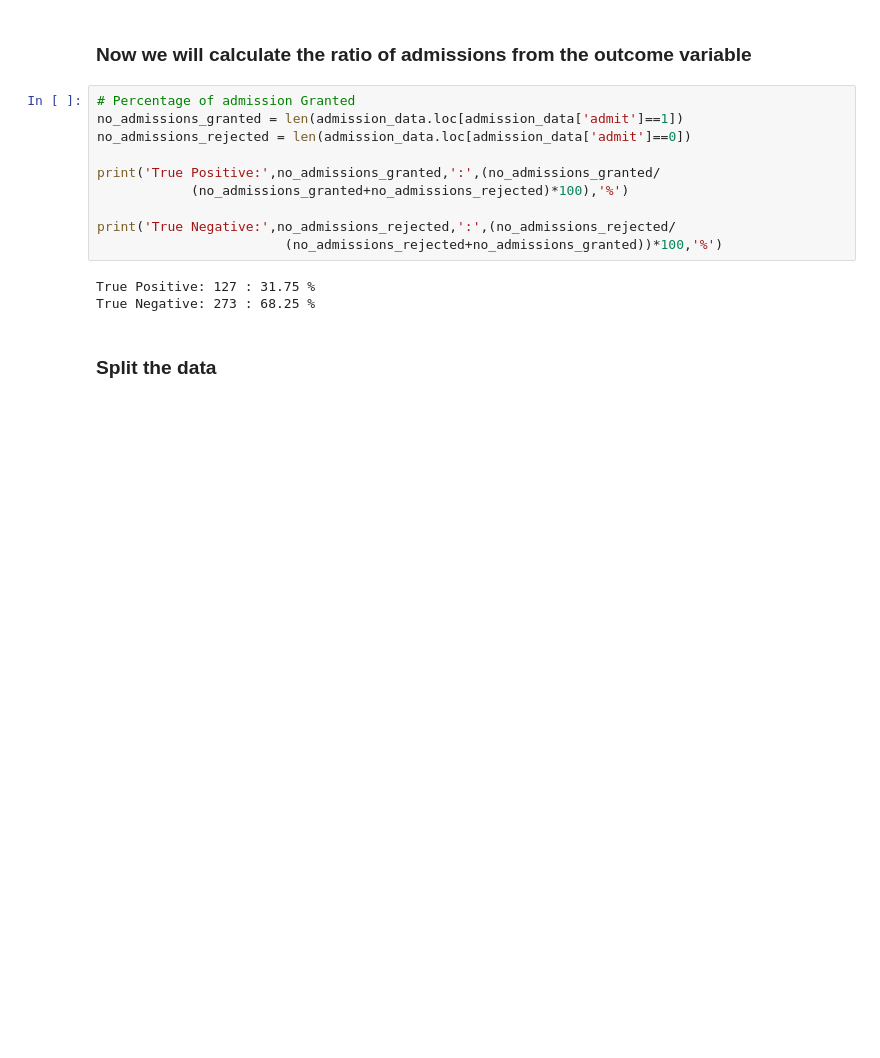
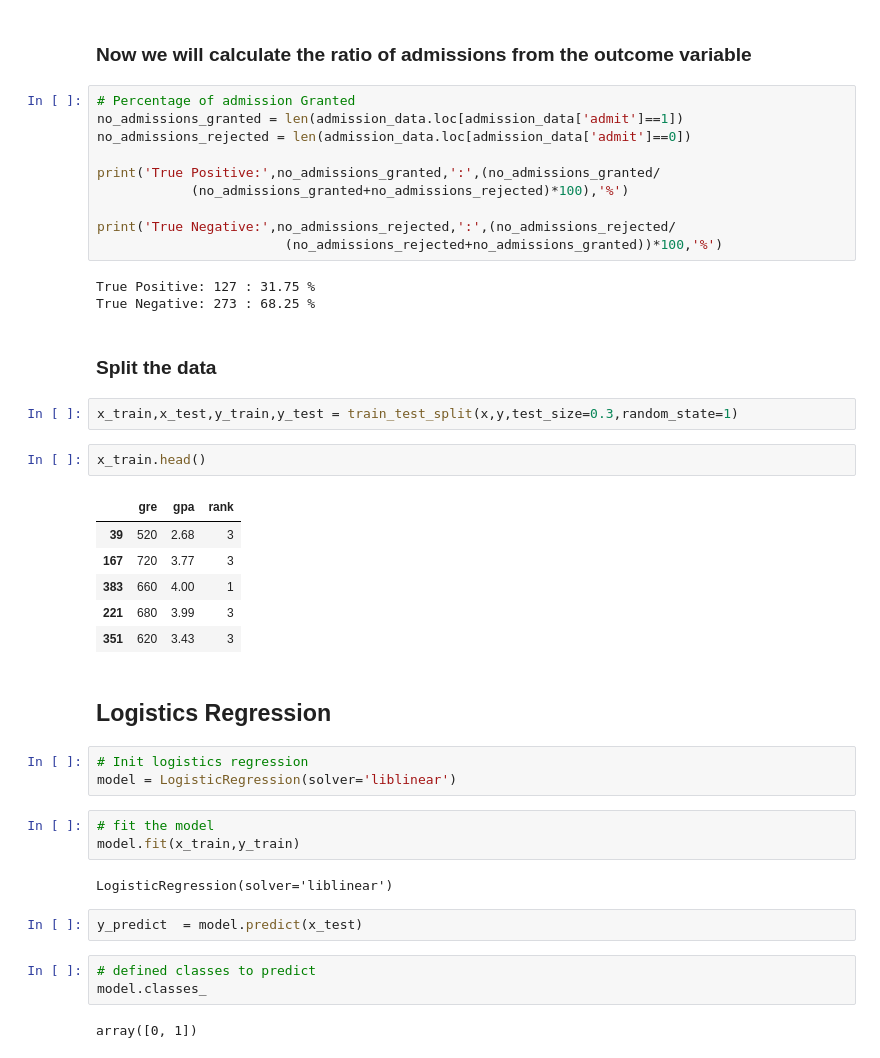
Before and after one commit to Iamsbharti/ML-AI, a Jupyter notebook: algorithms/Logistics-Regression/admission_classification.ipynb, the cells around one changed output. Drawn from its saved outputs; the diff is of its cells as text; blank space fills up the shorter version.

Commit message:
init logistics rege :rocket:

```diff
--- a/algorithms/Logistics-Regression/admission_classification.ipynb
+++ b/algorithms/Logistics-Regression/admission_classification.ipynb
@@ -95,3 +95,31 @@ True Positive: 127 : 31.75 %
 True Negative: 273 : 68.25 %
 # %% [markdown]
 ### Split the data
+# %%
+x_train,x_test,y_train,y_test = train_test_split(x,y,test_size=0.3,random_state=1)
+# %%
+x_train.head()
+# %% [output]
+|  | gre | gpa | rank |
+| 39 | 520 | 2.68 | 3 |
+| 167 | 720 | 3.77 | 3 |
+| 383 | 660 | 4.00 | 1 |
+| 221 | 680 | 3.99 | 3 |
+| 351 | 620 | 3.43 | 3 |
+# %% [markdown]
+## Logistics Regression
+# %%
+# Init logistics regression
+model = LogisticRegression(solver='liblinear')
+# %%
+# fit the model
+model.fit(x_train,y_train)
+# %% [output]
+LogisticRegression(solver='liblinear')
+# %%
+y_predict  = model.predict(x_test)
+# %%
+# defined classes to predict
+model.classes_
+# %% [output]
+array([0, 1])
```
